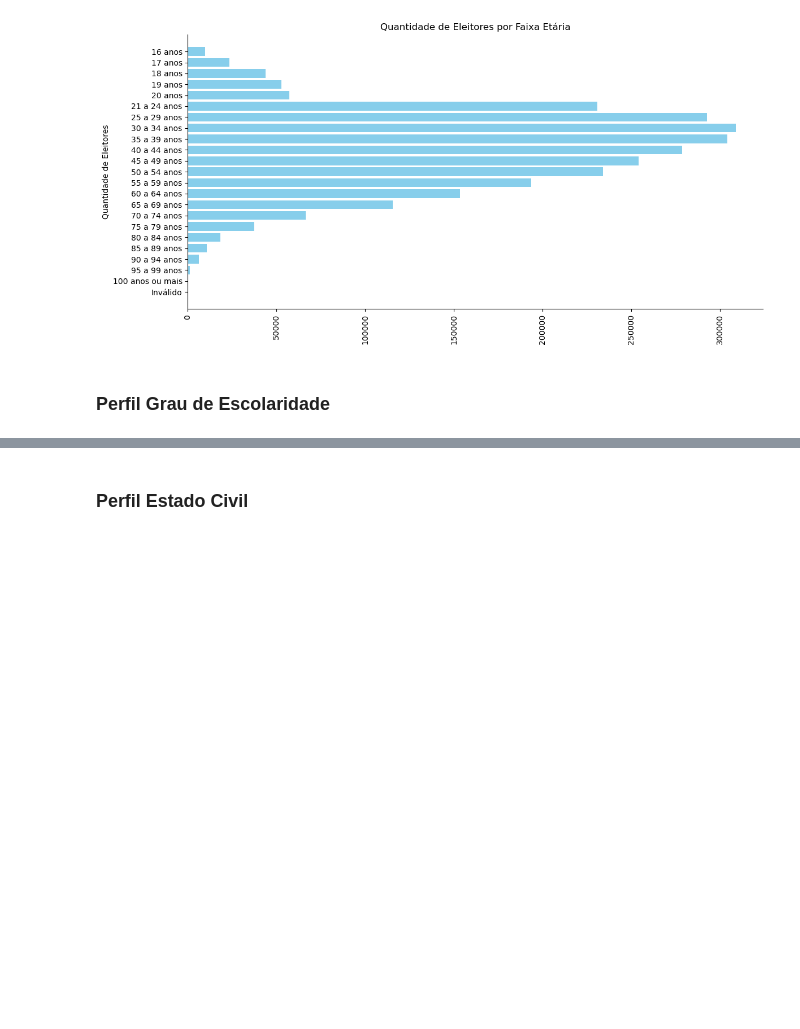
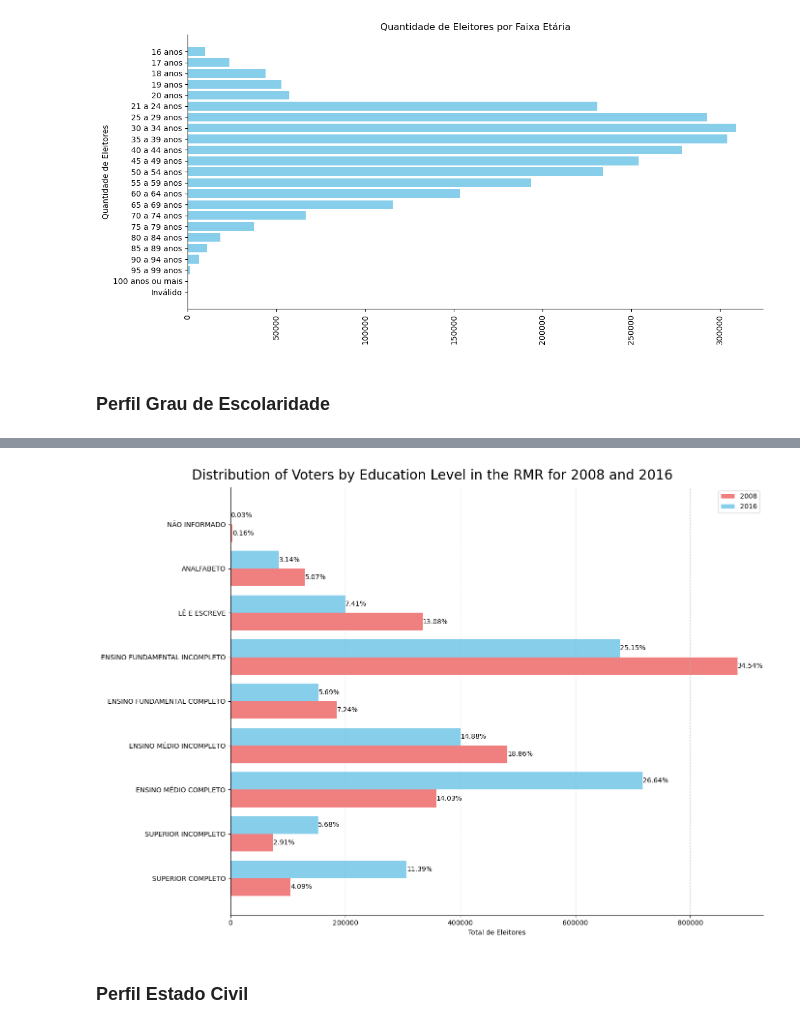
Before and after one commit to guilherme-pg/pe_analytics, a Jupyter notebook: notebooks_dev/RMR_perfil.ipynb, the cells around one changed output, grey strips where cells are left out. Cells and saved outputs as stored; diff of their text form; code cells hidden in the pictures; blank space fills up the shorter version.

```diff
--- a/notebooks_dev/RMR_perfil.ipynb
+++ b/notebooks_dev/RMR_perfil.ipynb
@@ -222,0 +233,3 @@ plt.tight_layout()
+# %%
+df_grouped_escol_08 = df_rmr_08.groupBy("DS_GRAU_ESCOLARIDADE").sum("QT_ELEITORES_PERFIL");
+df_grouped_escol_16 = df_rmr_16.groupBy("DS_GRAU_ESCOLARIDADE").sum("QT_ELEITORES_PERFIL");
@@ -222,0 +252,16 @@ plt.tight_layout()
+# %%
+df_grouped_escol_16_pd = df_grouped_escol_16.toPandas();
+df_grouped_escol_08_pd = df_grouped_escol_08.toPandas();
+# %%
+total_eleitores_08 = df_grouped_escol_08_pd["sum(QT_ELEITORES_PERFIL)"].sum()
+total_eleitores_16 = df_grouped_escol_16_pd["sum(QT_ELEITORES_PERFIL)"].sum()
+
+total_eleitores_08["ANO"] = 2008
+total_eleitores_16["ANO"] = 2016
+
+# Calculando a porcentagem e adicionando a nova coluna
+df_grouped_escol_08_pd["PORCENTAGEM"] = (df_grouped_escol_08_pd["sum(QT_ELEITORES_PERFIL)"] / total_eleitores_08) * 100
+df_grouped_escol_16_pd["PORCENTAGEM"] = (df_grouped_escol_16_pd["sum(QT_ELEITORES_PERFIL)"] / total_eleitores_16) * 100
+
+
+print(df_grouped_escol_16_pd)
@@ -223,2 +304,40 @@ plt.tight_layout()
+# %%
+fig, ax = plt.subplots(figsize=(14, 10))
+fig.suptitle('Distribution of Voters by Education Level in the RMR for 2008 and 2016', fontsize=20)
+
+bar_width = 0.4
+
+# Posições das barras no eixo Y
+r1 = np.arange(len(df_grouped_escol_08_pd))
+r2 = [x + bar_width for x in r1]
+
+# Gráfico para 2008
+bars_2008 = ax.barh(r1, df_grouped_escol_08_pd["sum(QT_ELEITORES_PERFIL)"], color='lightcoral', height=bar_width, label='2008')
+for index, value in enumerate(df_grouped_escol_08_pd["sum(QT_ELEITORES_PERFIL)"]):
+    ax.text(value, r1[index], f'{df_grouped_escol_08_pd["PORCENTAGEM"].iloc[index]:.2f}%', va='center')
+
+# Gráfico para 2016
+bars_2016 = ax.barh(r2, df_grouped_escol_16_pd["sum(QT_ELEITORES_PERFIL)"], color='skyblue', height=bar_width, label='2016')
+for index, value in enumerate(df_grouped_escol_16_pd["sum(QT_ELEITORES_PERFIL)"]):
+    ax.text(value, r2[index], f'{df_grouped_escol_16_pd["PORCENTAGEM"].iloc[index]:.2f}%', va='center')
+
+# Configurações adicionais do gráfico
+ax.set_xlabel('Total de Eleitores')
+ax.set_yticks([r + bar_width / 2 for r in range(len(df_grouped_escol_08_pd))])
+ax.set_yticklabels(df_grouped_escol_08_pd["DS_GRAU_ESCOLARIDADE"])
+
+# Remover as linhas superior e direita
+ax.spines['top'].set_visible(False)
+ax.spines['right'].set_visible(False)
+
+# Adicionar linhas pontilhadas claras para os valores do eixo Y
+ax.grid(axis='x', linestyle='--', alpha=0.7)
+
+ax.legend()
+plt.tight_layout()
+plt.savefig('../imagens/Voters_by_Education_Level_in_RMR_for_2008_2016.png', format='png')
+plt.show()
+# %% [output]
+[figure, added]
 # %% [markdown]
 ### Perfil Estado Civil
```
Also changed, not shown: parts of 16 cells of this notebook, 6 other files.
